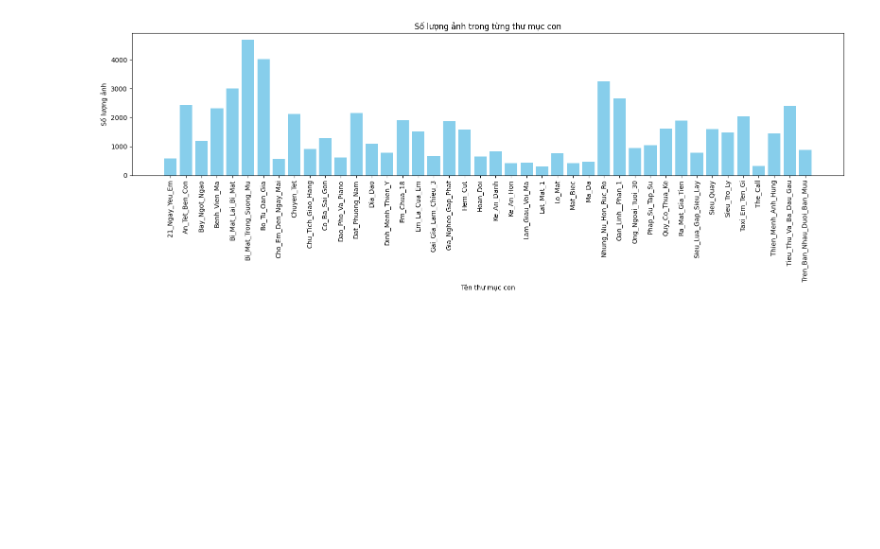
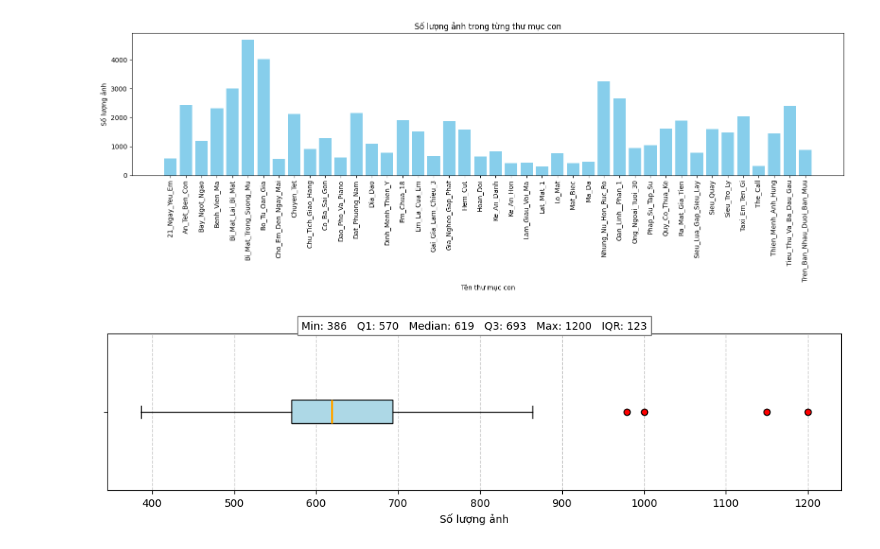
Before and after one commit to nguyenhoanganhtuan03/movie-finder-by-image, a Jupyter notebook: process_data/process_name.ipynb, the cells around one changed output. Cells and saved outputs as stored; diff of their text form; code cells hidden in the pictures; blank space fills up the shorter version.

```diff
--- a/process_data/process_name.ipynb
+++ b/process_data/process_name.ipynb
@@ -362,3 +362,98 @@ counts = count_images_per_folder(folder_test_path)
 plot_image_counts(counts)
 # %% [output]
 [figure]
+# %%
+folder_train_path = 'E:\\Data\\Movie_Dataset\\Spectrogram_Dataset\\Train'
+folder_test_path = 'E:\\Data\\Movie_Dataset\\Spectrogram_Dataset\\Test'
+
+def count_images_per_folder(root_dir, image_extensions=None):
+    if image_extensions is None:
+        image_extensions = ['.jpg']
+
+    folder_counts = {}
+    for subdir, dirs, files in os.walk(root_dir):
+
+        # folder_name = os.path.basename(subdir).lower()
+        # if folder_name == 'khac':
+        #     continue
+
+        if subdir == root_dir:
+            continue  # bỏ qua thư mục gốc
+        count = sum(1 for file in files if any(file.lower().endswith(ext) for ext in image_extensions))
+        if count > 0:
+            folder_name = os.path.basename(subdir)
+            folder_counts[folder_name] = count
+
+    return folder_counts
+
+# def plot_image_counts(folder_counts):
+#     folders = list(folder_counts.keys())
+#     counts = list(folder_counts.values())
+
+#     plt.figure(figsize=(16, 6))
+#     plt.bar(folders, counts, color='skyblue')
+#     plt.xticks(rotation=90)
+#     plt.xlabel('Tên thư mục con')
+#     plt.ylabel('Số lượng ảnh')
+#     plt.title('Số lượng ảnh trong từng thư mục con')
+#     plt.tight_layout()
+#     plt.show()
+
+# def plot_image_counts(folder_counts):
+#     folders = list(folder_counts.keys())
+#     counts = list(folder_counts.values())
+
+#     # Sắp xếp theo số lượng giảm dần
+#     sorted_data = sorted(zip(folders, counts), key=lambda x: x[1], reverse=True)
+#     folders_sorted, counts_sorted = zip(*sorted_data)
+
+#     plt.figure(figsize=(10, 12))  # Tùy chỉnh chiều cao nếu nhiều thư mục
+#     plt.barh(folders_sorted, counts_sorted, color='skyblue')
+#     plt.xlabel('Số lượng ảnh')
+#     plt.ylabel('Tên thư mục')
+#     plt.title('Số lượng frame trong tập Train')
+#     plt.gca().invert_yaxis()  # Để mục nhiều nhất nằm trên cùng
+#     plt.tight_layout()
+#     plt.show()
+
+def plot_boxplot_image_counts(folder_counts, title="Boxplot - Số lượng ảnh theo thư mục"):
+    counts = list(folder_counts.values())
+
+    # Tính thống kê cơ bản
+    q1 = np.percentile(counts, 25)
+    q2 = np.median(counts)
+    q3 = np.percentile(counts, 75)
+    iqr = q3 - q1
+    min_val = min(counts)
+    max_val = max(counts)
+
+    # Vẽ boxplot
+    plt.figure(figsize=(10, 3))
+    box = plt.boxplot(counts, vert=False, patch_artist=True,
+                      boxprops=dict(facecolor='lightblue', color='black'),
+                      medianprops=dict(color='orange', linewidth=2),
+                      whiskerprops=dict(color='black'),
+                      capprops=dict(color='black'),
+                      flierprops=dict(marker='o', markerfacecolor='red', markersize=6, linestyle='none'))
+
+    # Hiển thị thống kê trên biểu đồ
+    # plt.title(title)
+    plt.xlabel("Số lượng ảnh")
+    plt.yticks([1], [''])  # Ẩn trục Y vì không cần
+    plt.grid(True, axis='x', linestyle='--', alpha=0.6)
+
+    # Hiển thị nhãn thống kê
+    stats_text = (
+        f"Min: {min_val}   Q1: {q1:.0f}   Median: {q2:.0f}   Q3: {q3:.0f}   Max: {max_val}   IQR: {iqr:.0f}"
+    )
+    plt.text(0.5, 1.05, stats_text, transform=plt.gca().transAxes,
+             fontsize=10, ha='center', va='center', bbox=dict(facecolor='white', edgecolor='gray'))
+
+    plt.tight_layout()
+    plt.show()
+
+# Tập Train
+counts = count_images_per_folder(folder_train_path)
+plot_boxplot_image_counts(counts)
+# %% [output]
+[figure, added]
```
Also changed, not shown: parts of 3 cells of this notebook, 1 other file.
